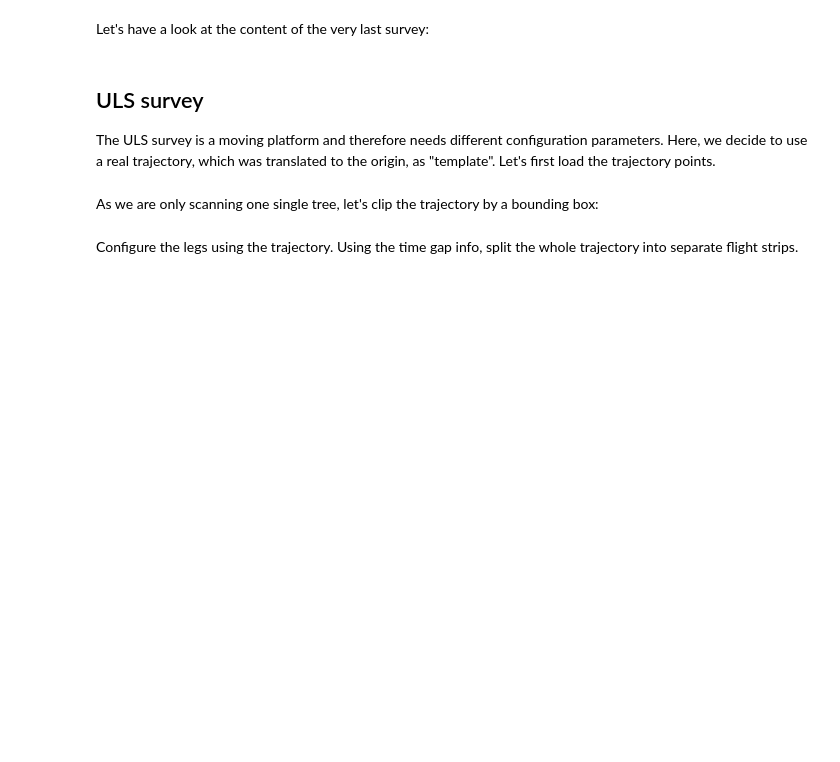
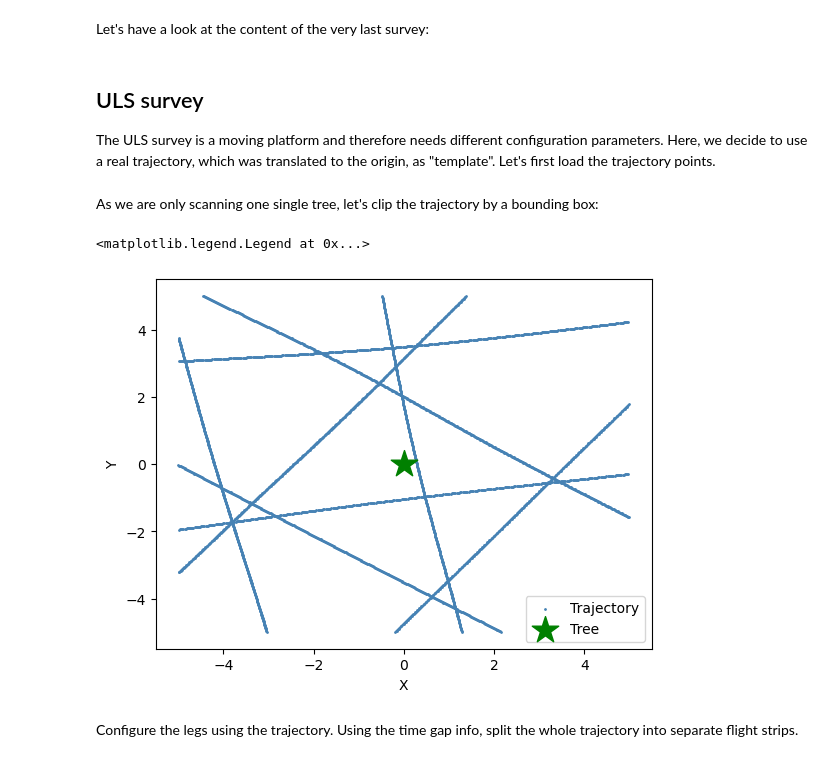
Before and after one commit to han16nah/movingtree_b2h, a Jupyter notebook: notebooks/create_surveys.ipynb, the cells around one changed output. Drawn from its saved outputs; the diff is of its cells as text; code cells hidden in the pictures; blank space fills up the shorter version.

```diff
--- a/notebooks/create_surveys.ipynb
+++ b/notebooks/create_surveys.ipynb
@@ -242,9 +257,15 @@ bbox = [-5, -5, 5, 5]
 uls_traj1_c = clip_by_aabb(uls_traj1, bbox)
 uls_traj2_c = clip_by_aabb(uls_traj2, bbox)
 # %%
-plt.scatter(uls_traj1_c[:, 0], uls_traj1_c[:, 1])
-plt.scatter(uls_traj2_c[:, 0], uls_traj2_c[:, 1])
-plt.scatter([0], [0], marker="*", s=400, c="g")
+plt.scatter(uls_traj1_c[:, 0], uls_traj1_c[:, 1], s=1, c="steelblue")
+plt.scatter(uls_traj2_c[:, 0], uls_traj2_c[:, 1], s=1, c="steelblue", label="Trajectory")
+plt.scatter([0], [0], marker="*", s=400, c="g", label="Tree")
+plt.xlabel("X")
+plt.ylabel("Y")
+plt.legend()
+# %% [output]
+<matplotlib.legend.Legend at 0x...>
+[figure, added]
 # %%
 # write clipped trajectory to file
 uls_traj_file1_c = "data/trajectories/uls_traj1.txt"
```
Also changed, not shown: parts of 4 cells of this notebook, 2 other files.
